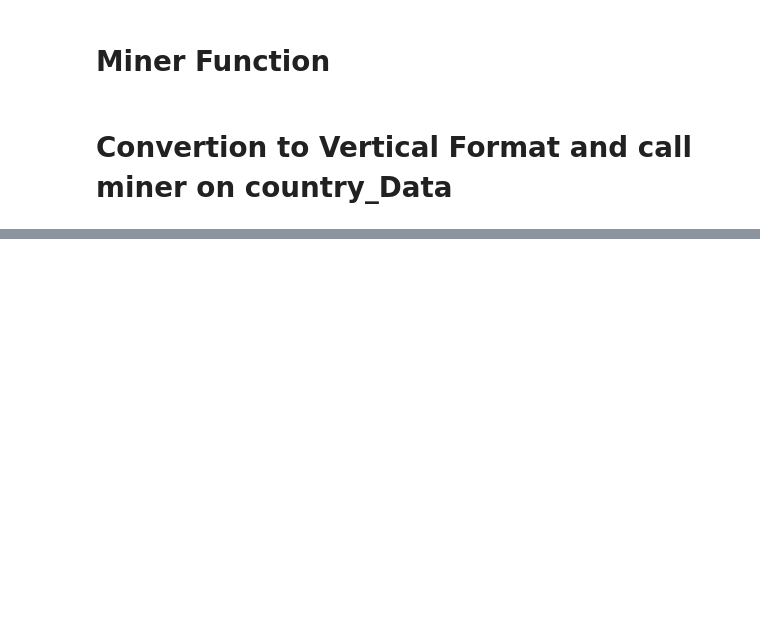
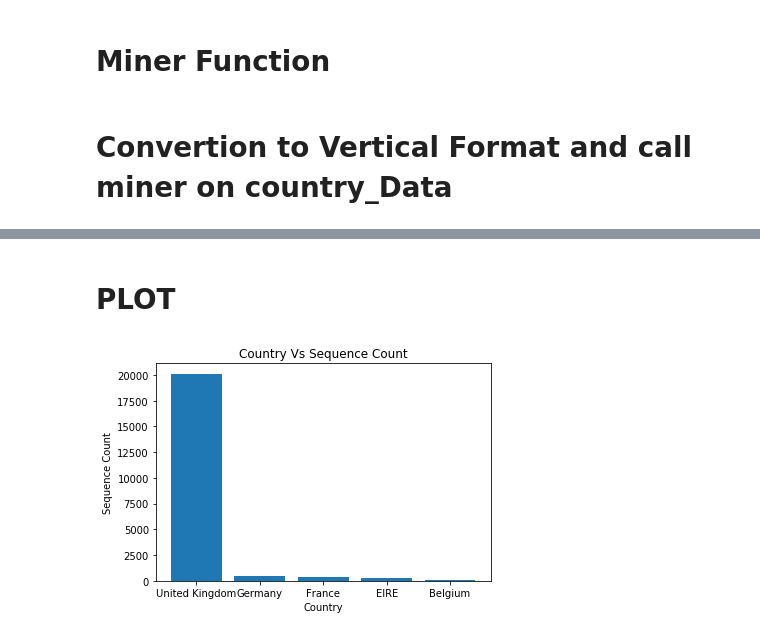
Before and after one commit to kailashkolluru/SPADE-Alogrithm, a Jupyter notebook: code/Spade_sequential_Mining.ipynb, the cells around one changed output, grey strips where cells are left out. Drawn from its saved outputs; the diff is of its cells as text; code cells hidden in the pictures; blank space fills up the shorter version.

Commit message:
plots

```diff
--- a/code/Spade_sequential_Mining.ipynb
+++ b/code/Spade_sequential_Mining.ipynb
@@ -365,3 +364,16 @@ Country: United Kingdom is processing
 -------------------------------------------------------------------------------
 Country: RSA is processing
   Only one Sequence present- no sufficent data
+# %% [markdown]
+# PLOT
+# %%
+import matplotlib.pyplot as plt
+list = sorted(country_sequence_count.items(),key=lambda x:x[1],reverse = True)[:5]
+x,y = zip(*list)
+plt.bar(x,y)
+plt.xlabel('Country')
+plt.ylabel('Sequence Count')
+plt.title('Country Vs Sequence Count')
+plt.savefig('./../plot/Country vs Sequence Count')
+# %% [output]
+[figure, added]
```
Also changed, not shown: parts of 2 cells of this notebook, 2 other files.
